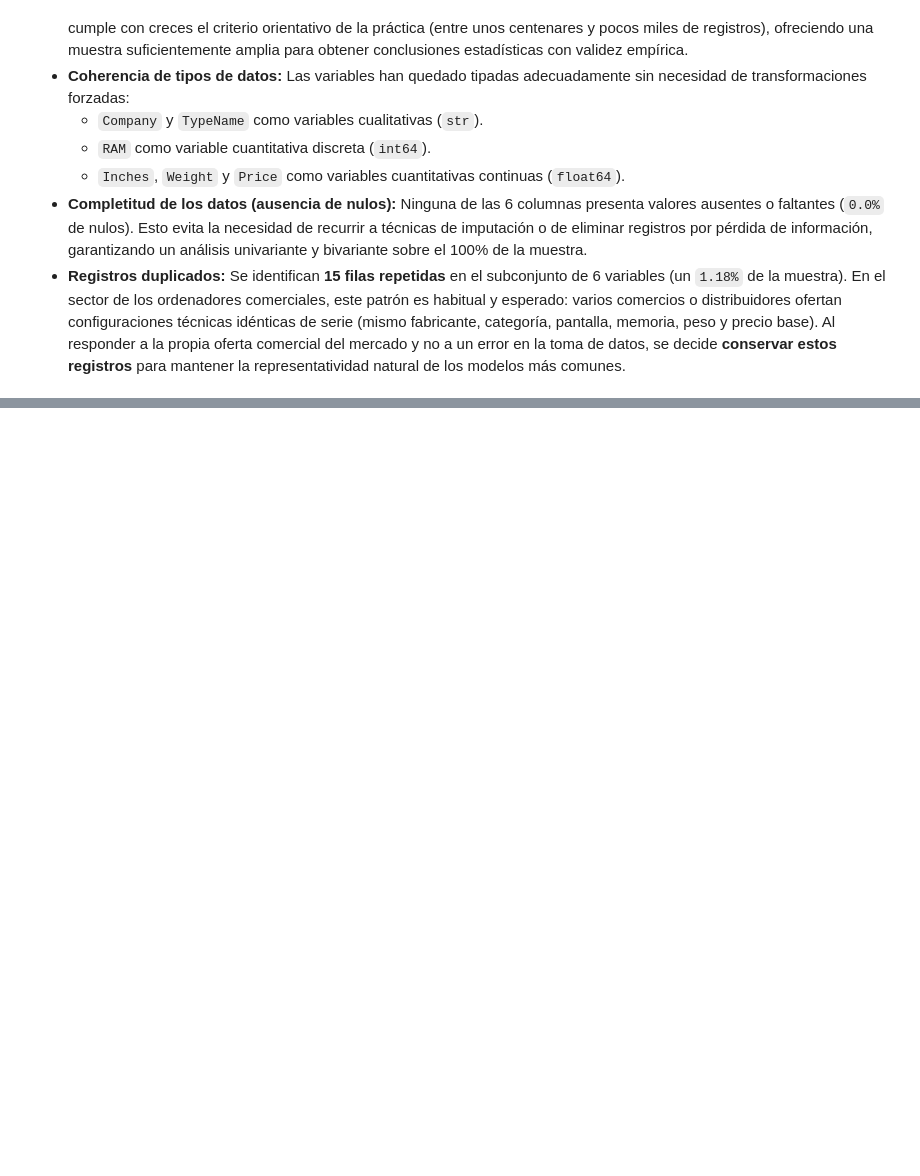
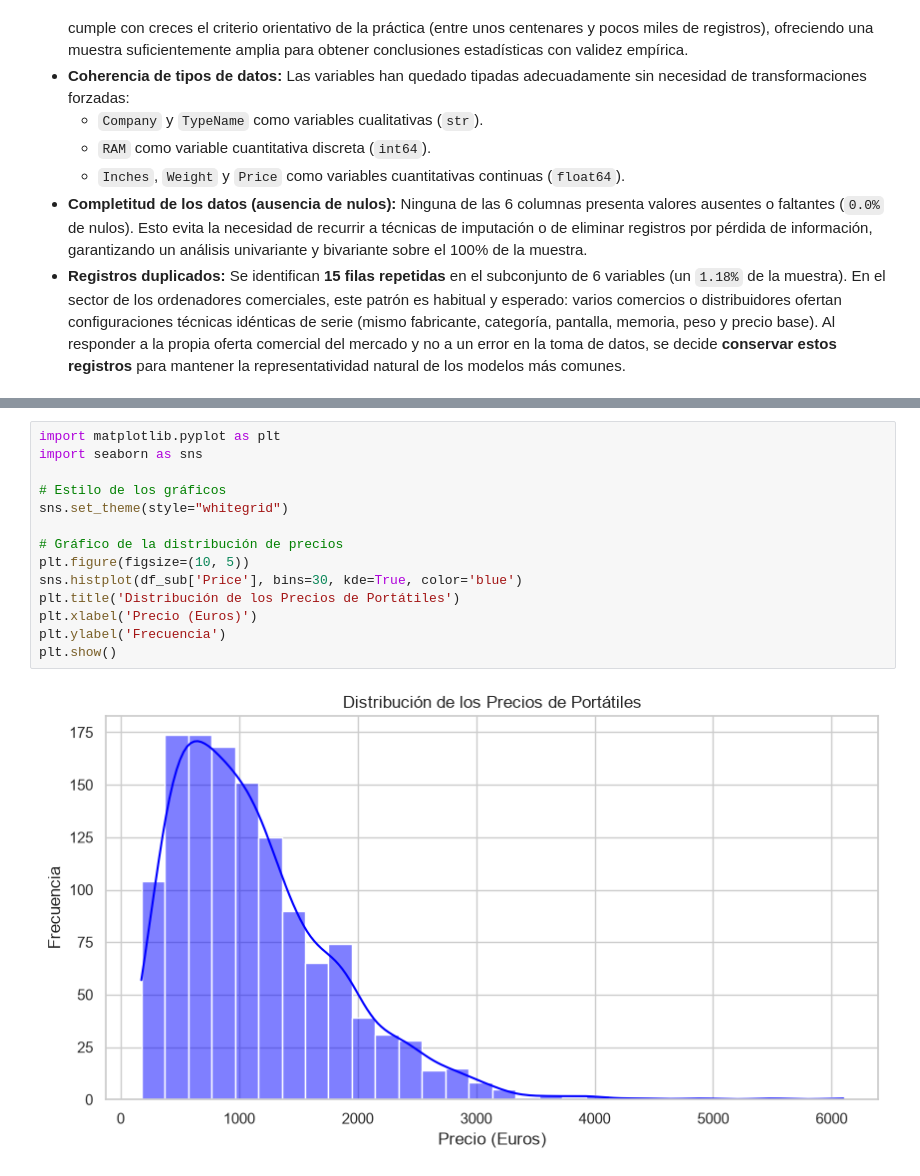
Before and after one commit to t8rx/fundamentos-de-datos, a Jupyter notebook: pl1_ciencia_datos.ipynb, the cells around one changed output, grey strips where cells are left out. Saved outputs shown, nothing was run; the diff lists cells and outputs as text; blank space fills up the shorter version.

Commit message:
feat: añadir análisis univariante de precios y marcas (#4)

```diff
--- a/pl1_ciencia_datos.ipynb
+++ b/pl1_ciencia_datos.ipynb
@@ -108,0 +113,16 @@ A la vista de los resultados obtenidos en la inspección inicial, se destacan lo
+# %%
+import matplotlib.pyplot as plt
+import seaborn as sns
+
+# Estilo de los gráficos
+sns.set_theme(style="whitegrid")
+
+# Gráfico de la distribución de precios
+plt.figure(figsize=(10, 5))
+sns.histplot(df_sub['Price'], bins=30, kde=True, color='blue')
+plt.title('Distribución de los Precios de Portátiles')
+plt.xlabel('Precio (Euros)')
+plt.ylabel('Frecuencia')
+plt.show()
+# %% [output]
+[figure, added]
```
Also changed, not shown: parts of 4 cells of this notebook.
